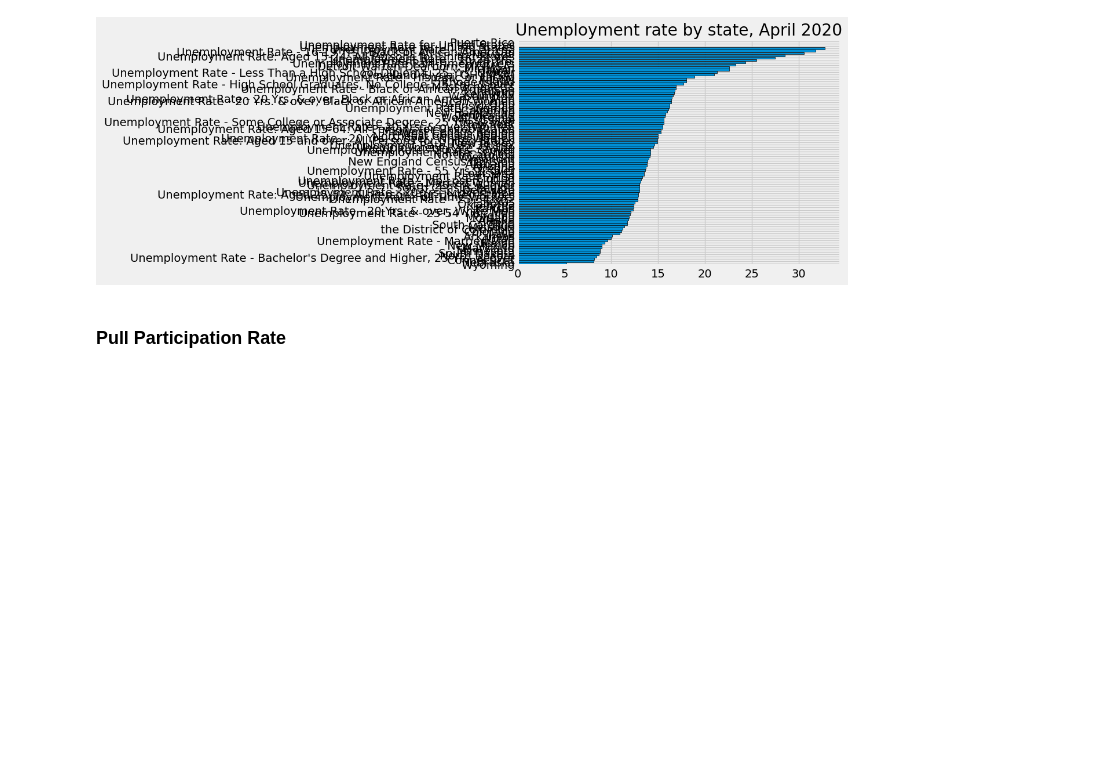
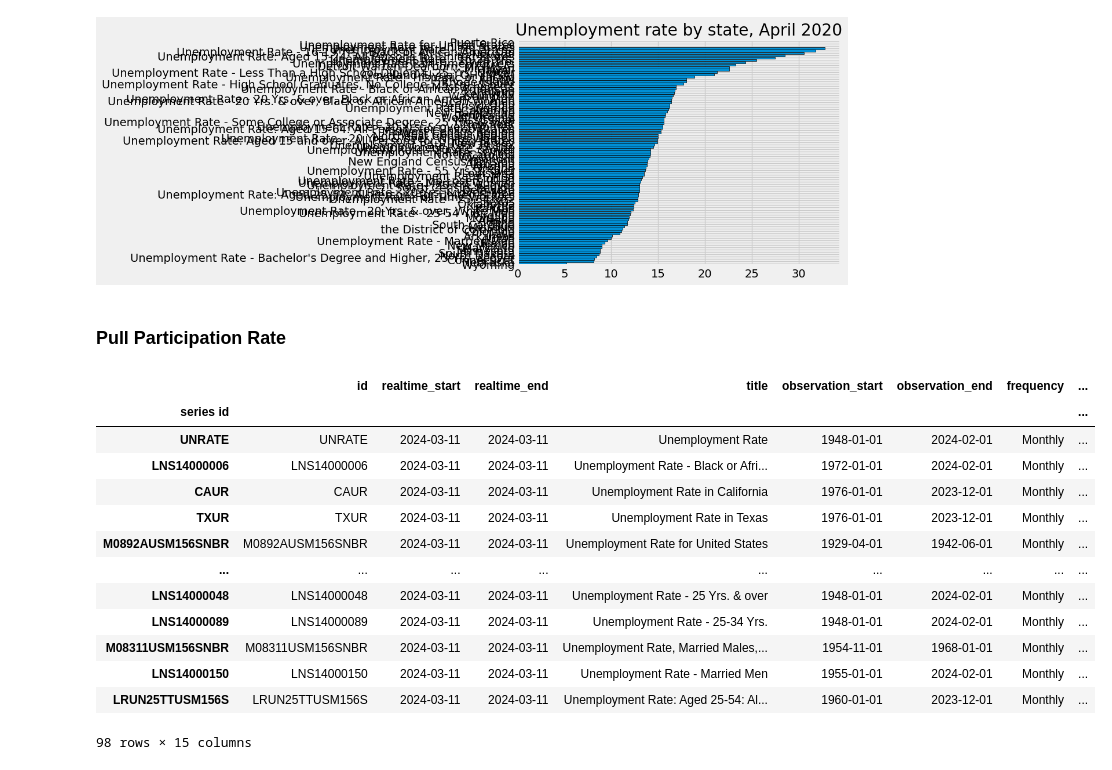
Before and after one commit to Tanay-Dwivedi/Economic-Data-Analysis, a Jupyter notebook: economic_data_analysis.ipynb, the cells around one changed output. Drawn from its saved outputs; the diff is of its cells as text; code cells hidden in the pictures; blank space fills up the shorter version.

```diff
--- a/economic_data_analysis.ipynb
+++ b/economic_data_analysis.ipynb
@@ -152,3 +152,23 @@ plt.show()
 [figure]
 # %% [markdown]
 ### Pull Participation Rate
+# %%
+part_df = fred.search("participation rate state", filter = ("frequency", "Monthly"))
+part_df = unemp_df.query("seasonal_adjustment == 'Seasonally Adjusted' and units == 'Percent'")
+# %%
+part_df
+# %% [output]
+|  | id | realtime_start | realtime_end | title | observation_start | observation_end | frequency | ... |
+| series id |  |  |  |  |  |  |  | ... |
+| UNRATE | UNRATE | 2024-03-11 | 2024-03-11 | Unemployment Rate | 1948-01-01 | 2024-02-01 | Monthly | ... |
+| LNS14000006 | LNS14000006 | 2024-03-11 | 2024-03-11 | Unemployment Rate - Black or Afri... | 1972-01-01 | 2024-02-01 | Monthly | ... |
+| CAUR | CAUR | 2024-03-11 | 2024-03-11 | Unemployment Rate in California | 1976-01-01 | 2023-12-01 | Monthly | ... |
+| TXUR | TXUR | 2024-03-11 | 2024-03-11 | Unemployment Rate in Texas | 1976-01-01 | 2023-12-01 | Monthly | ... |
+| M0892AUSM156SNBR | M0892AUSM156SNBR | 2024-03-11 | 2024-03-11 | Unemployment Rate for United States | 1929-04-01 | 1942-06-01 | Monthly | ... |
+| ... | ... | ... | ... | ... | ... | ... | ... | ... |
+| LNS14000048 | LNS14000048 | 2024-03-11 | 2024-03-11 | Unemployment Rate - 25 Yrs. & over | 1948-01-01 | 2024-02-01 | Monthly | ... |
+| LNS14000089 | LNS14000089 | 2024-03-11 | 2024-03-11 | Unemployment Rate - 25-34 Yrs. | 1948-01-01 | 2024-02-01 | Monthly | ... |
+| M08311USM156SNBR | M08311USM156SNBR | 2024-03-11 | 2024-03-11 | Unemployment Rate, Married Males,... | 1954-11-01 | 1968-01-01 | Monthly | ... |
+| LNS14000150 | LNS14000150 | 2024-03-11 | 2024-03-11 | Unemployment Rate - Married Men | 1955-01-01 | 2024-02-01 | Monthly | ... |
+| LRUN25TTUSM156S | LRUN25TTUSM156S | 2024-03-11 | 2024-03-11 | Unemployment Rate: Aged 25-54: Al... | 1960-01-01 | 2023-12-01 | Monthly | ... |
+98 rows × 15 columns
```
Also changed, not shown: parts of 4 cells of this notebook.
